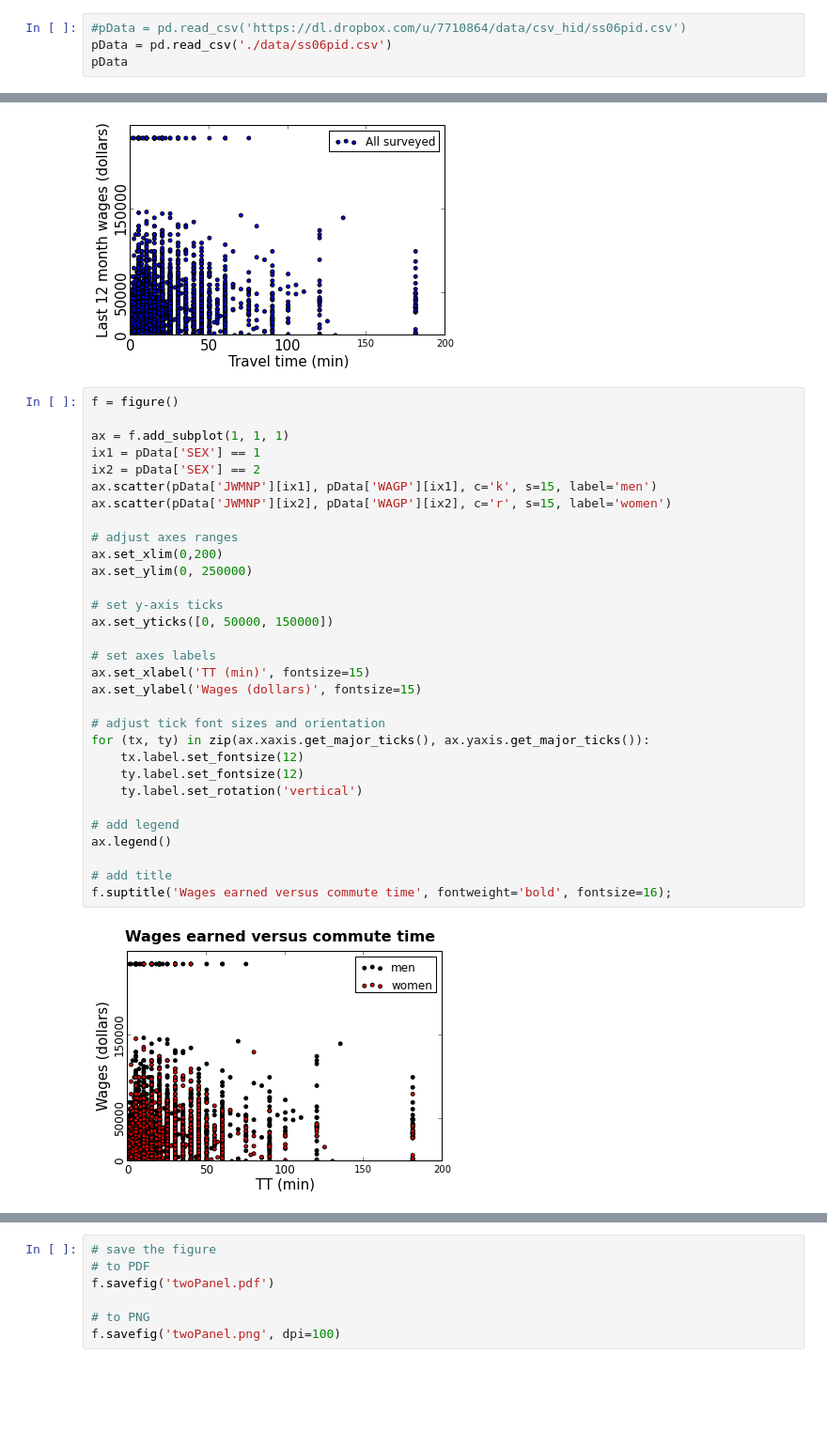
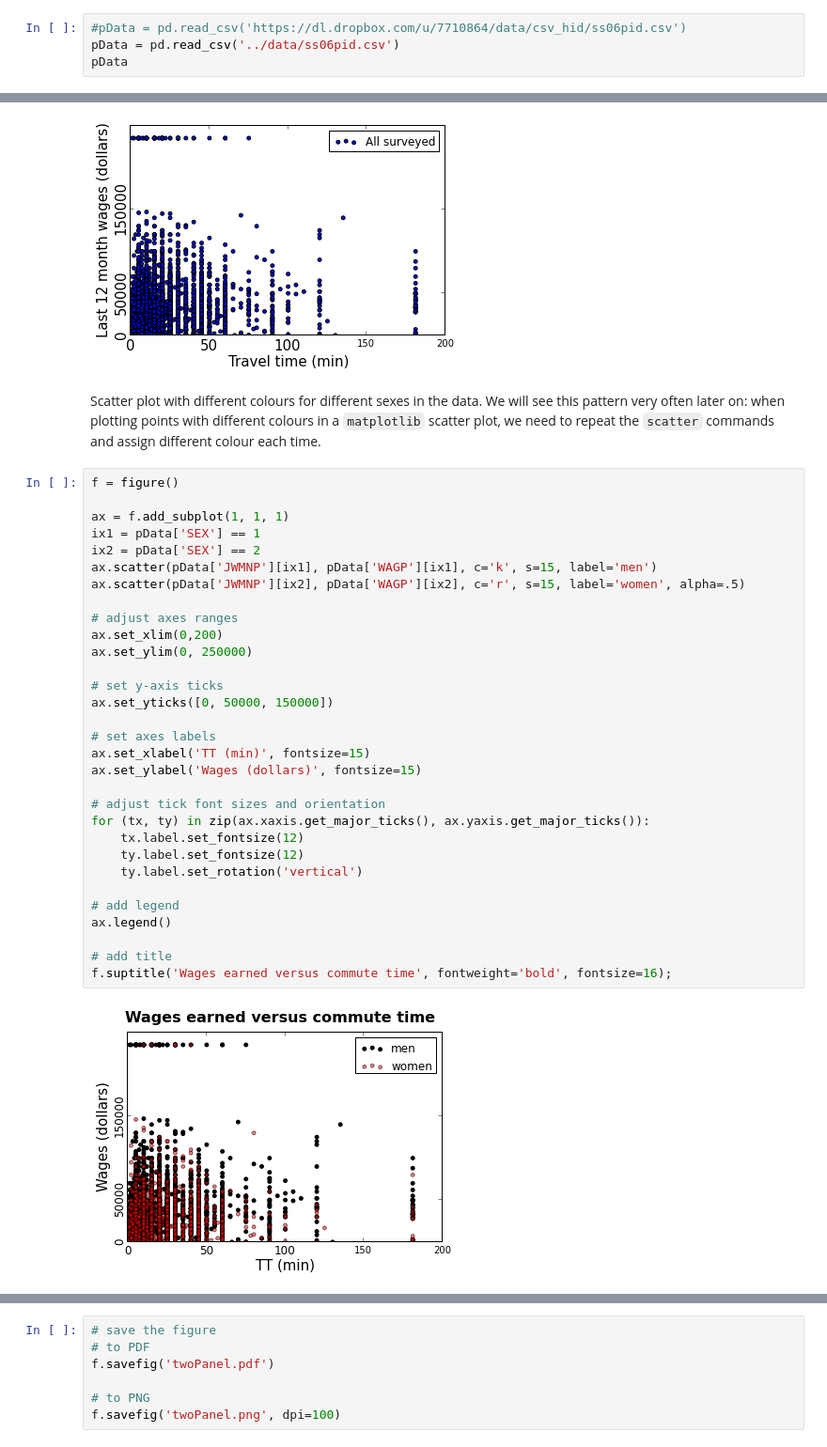
Before and after one commit to herrfz/dataanalysis, a Jupyter notebook: week3/expository_graphs.ipynb, the cells around one changed output, grey strips where cells are left out. Shown at 94% size. Cells and saved outputs as stored; diff of their text form; blank space fills up the shorter version.

```diff
--- a/week3/expository_graphs.ipynb
+++ b/week3/expository_graphs.ipynb
@@ -6,6 +10,6 @@ import numpy as np
 # %%
 #pData = pd.read_csv('https://dl.dropbox.com/u/7710864/data/csv_hid/ss06pid.csv')
-pData = pd.read_csv('./data/ss06pid.csv')
+pData = pd.read_csv('../data/ss06pid.csv')
 pData
 # %% [output]
 <class 'pandas.core.frame.DataFrame'>
@@ -39,36 +45,38 @@ for (tx, ty) in zip(ax.xaxis.get_major_ticks(), ax.yaxis.get_major_ticks()):
 ax.legend();
 # %% [output]
 [figure]
+# %% [markdown]
+Scatter plot with different colours for different sexes in the data. We will see this pattern very often later on: when plotting points with different colours in a `matplotlib` scatter plot, we need to repeat the `scatter` commands and assign different colour each time.
 # %%
 f = figure()
 
 ax = f.add_subplot(1, 1, 1)
 ix1 = pData['SEX'] == 1
 ix2 = pData['SEX'] == 2
 ax.scatter(pData['JWMNP'][ix1], pData['WAGP'][ix1], c='k', s=15, label='men')
-ax.scatter(pData['JWMNP'][ix2], pData['WAGP'][ix2], c='r', s=15, label='women')
+ax.scatter(pData['JWMNP'][ix2], pData['WAGP'][ix2], c='r', s=15, label='women', alpha=.5)
 
 # adjust axes ranges
 ax.set_xlim(0,200)
 ax.set_ylim(0, 250000)
 
 # set y-axis ticks
 ax.set_yticks([0, 50000, 150000])
 
 # set axes labels
 ax.set_xlabel('TT (min)', fontsize=15)
 ax.set_ylabel('Wages (dollars)', fontsize=15)
 
 # adjust tick font sizes and orientation
 for (tx, ty) in zip(ax.xaxis.get_major_ticks(), ax.yaxis.get_major_ticks()):
     tx.label.set_fontsize(12)
     ty.label.set_fontsize(12)
     ty.label.set_rotation('vertical')
 
 # add legend
 ax.legend()
 
 # add title
 f.suptitle('Wages earned versus commute time', fontweight='bold', fontsize=16);
 # %% [output]
-[figure, old version]
+[figure, new version]
```
Also changed, not shown: parts of 6 cells of this notebook, 15 other files.
